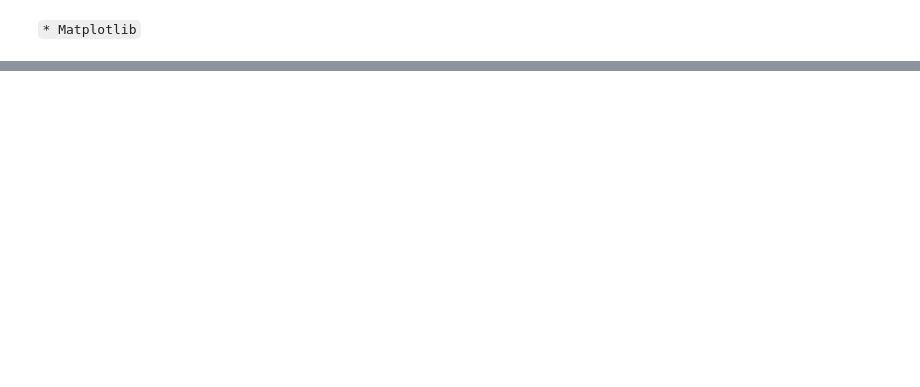
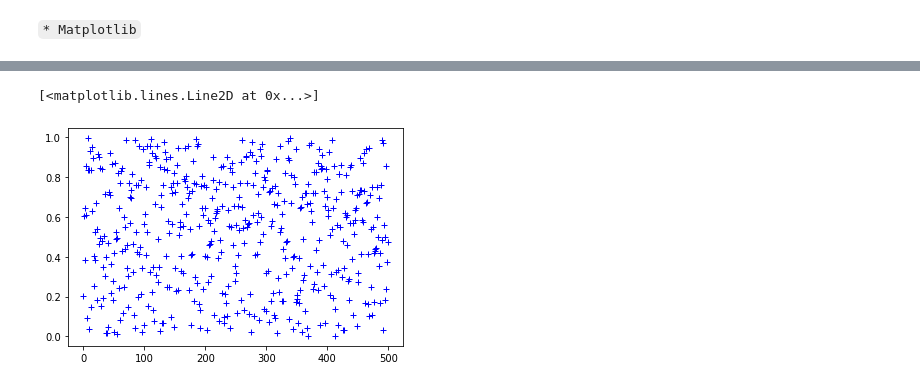
Before and after one commit to SamMachariaPhD/Python3_at_a_Glance, a Jupyter notebook: Python3_at_a_Glance.ipynb, the cells around one changed output, grey strips where cells are left out. Cells and saved outputs as stored; diff of their text form; code cells hidden in the pictures; blank space fills up the shorter version.

```diff
--- a/Python3_at_a_Glance.ipynb
+++ b/Python3_at_a_Glance.ipynb
@@ -661,0 +977,5 @@ String 'Sam Sirmaxford' has 14 characters.
+# %%
+plt.plot(q,'b+')
+# %% [output]
+[<matplotlib.lines.Line2D at 0x...>]
+[figure, added]
```
Also changed, not shown: parts of 59 cells of this notebook.
